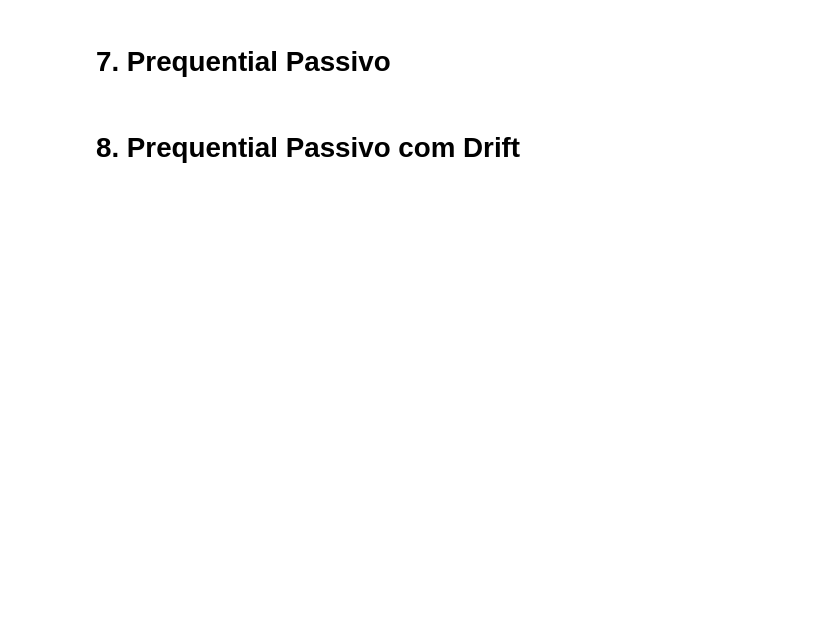
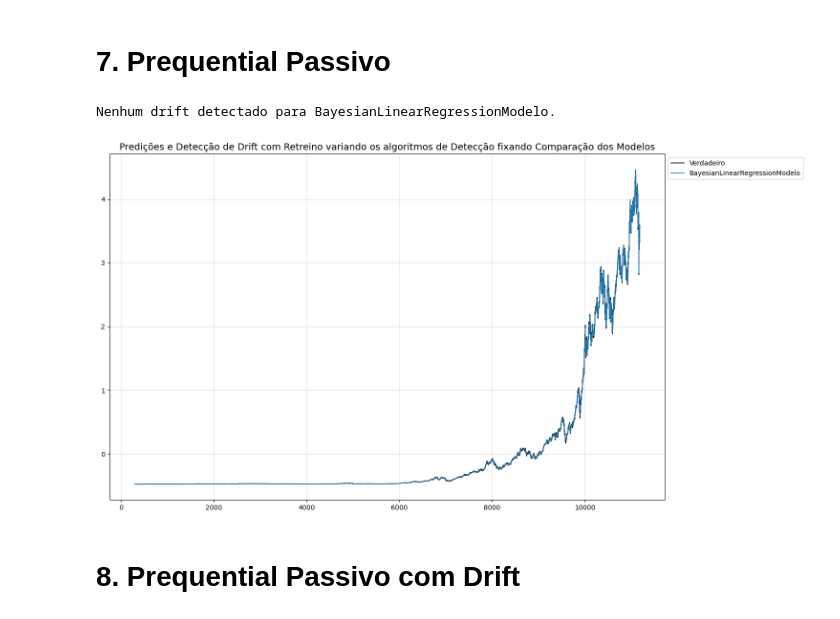
Before and after one commit to gabrielfers/Drift-Detection-PIBIC, a Jupyter notebook: 1- tutorial_online_algorithms.ipynb, the cells around one changed output. Drawn from its saved outputs; the diff is of its cells as text; code cells hidden in the pictures; blank space fills up the shorter version.

```diff
--- a/1- tutorial_online_algorithms.ipynb
+++ b/1- tutorial_online_algorithms.ipynb
@@ -141,6 +155,18 @@ predicoes_ativo, deteccoes, mae_ativo = avaliador.executar_avaliacao(X, Y, taman
 # %%
 avaliador = AvaliadorPassivo()
 predicoes_passivo, mae_passivo = avaliador.executar_avaliacao(X, Y, tamanho_batch, BayesianLinearRegressionModelo)
+# %%
+# Plotando os resultados
+Visualizer.plotar_resultados_multi(Y,
+                  [predicoes_passivo],
+                  ["BayesianLinearRegressionModelo"],
+                  {"BayesianLinearRegressionModelo": None},
+                  tamanho_batch,
+                  detector_or_modelo="Comparação dos Modelos",
+                  )
+# %% [output]
+Nenhum drift detectado para BayesianLinearRegressionModelo.
+[figure, added]
 # %% [markdown]
 # **8. Prequential Passivo com Drift**
 # %%
```
Also changed, not shown: parts of 15 cells of this notebook, 4 other files.
